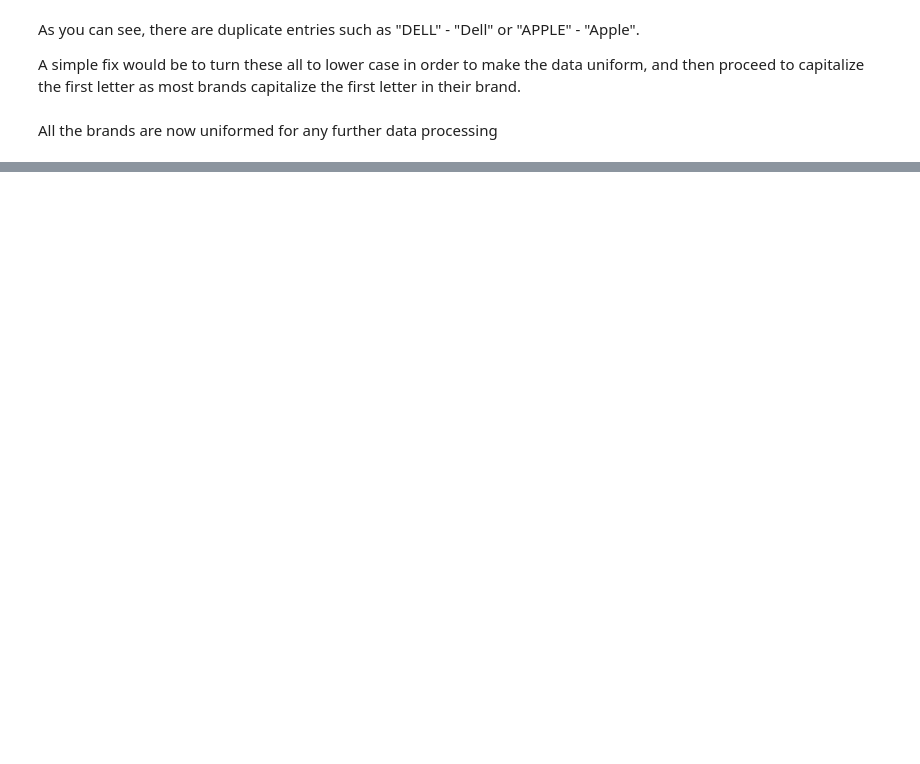
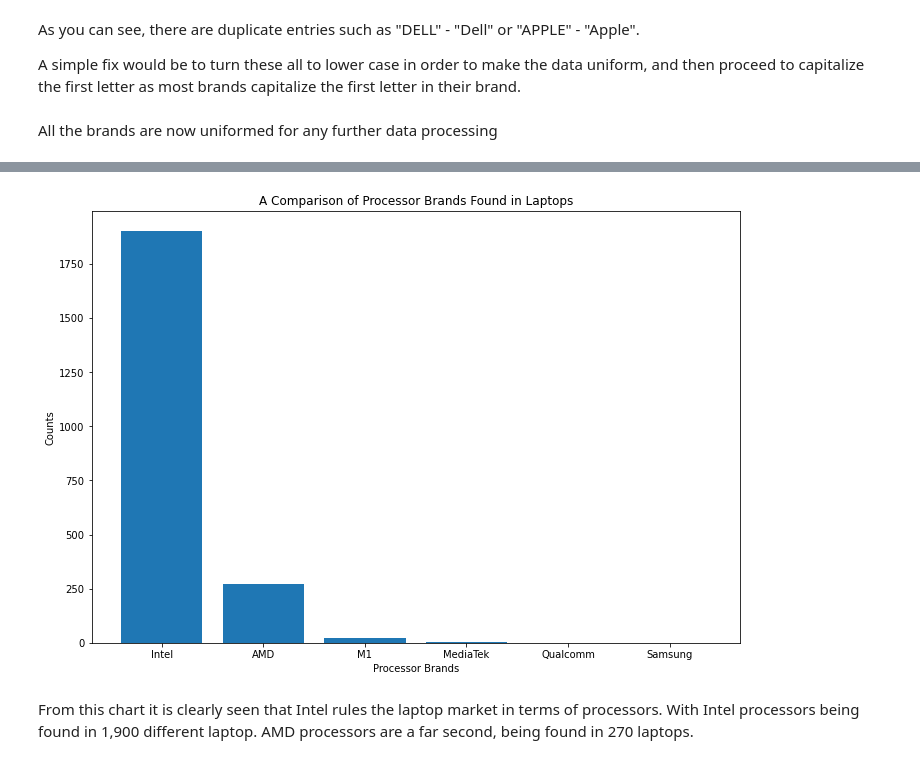
Before and after one commit to jason-9601/DATAPRE-Final, a Jupyter notebook: DATAPRE Final.ipynb, the cells around one changed output, grey strips where cells are left out. Saved outputs shown, nothing was run; the diff lists cells and outputs as text; code cells hidden in the pictures; blank space fills up the shorter version.

Commit message:
Compare processor brand counts

```diff
--- a/DATAPRE Final.ipynb
+++ b/DATAPRE Final.ipynb
@@ -405,0 +416,4 @@ Name: brand, dtype: int64
+# %%
+df_processors = pd.DataFrame(df_laptops['processor'].value_counts()).reset_index()
+df_processors.columns = ['processor', 'counts']
+df_processors
@@ -405,0 +434,3 @@ Name: brand, dtype: int64
+# %%
+df_processors['processor'] = df_processors['processor'].apply(lambda x: x.split()[0])
+df_processors
@@ -405,0 +451,4 @@ Name: brand, dtype: int64
+# %%
+df_processors_grouped = df_processors.groupby('processor').sum().sort_values('counts', ascending=False)
+df_processors_grouped.reset_index(inplace=True)
+df_processors_grouped
@@ -405,0 +463,13 @@ Name: brand, dtype: int64
+# %%
+fig = plt.figure(figsize=(9, 6))
+ax = fig.add_axes([0,0,1,1])
+ax.bar(df_processors_grouped.processor,df_processors_grouped.counts)
+
+plt.title("A Comparison of Processor Brands Found in Laptops")
+plt.xlabel("Processor Brands")
+plt.ylabel("Counts")
+plt.show()
+# %% [output]
+[figure, added]
+# %% [markdown]
+From this chart it is clearly seen that Intel rules the laptop market in terms of processors. With Intel processors being found in 1,900 different laptop. AMD processors are a far second, being found in 270 laptops.
```
Also changed, not shown: parts of 12 cells of this notebook.
